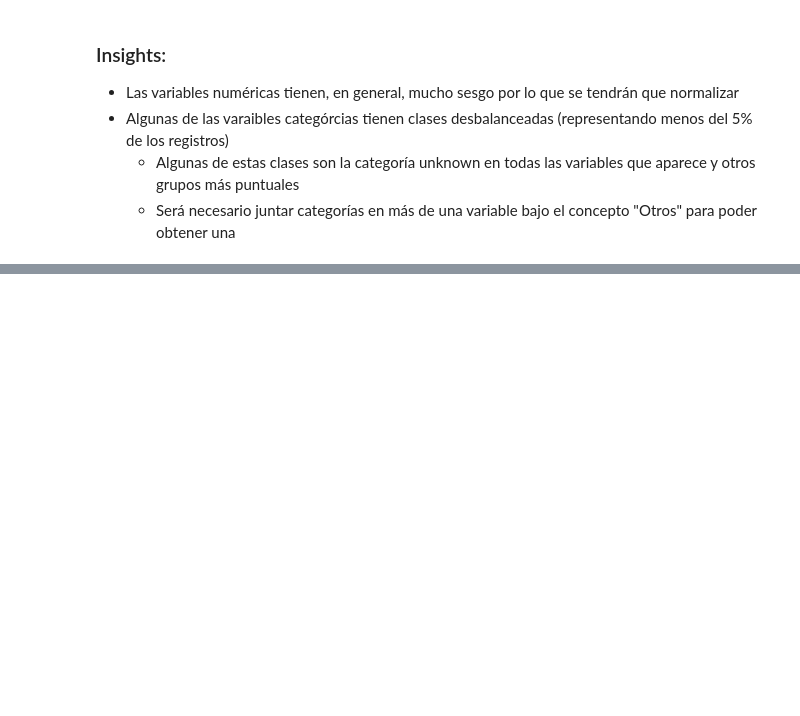
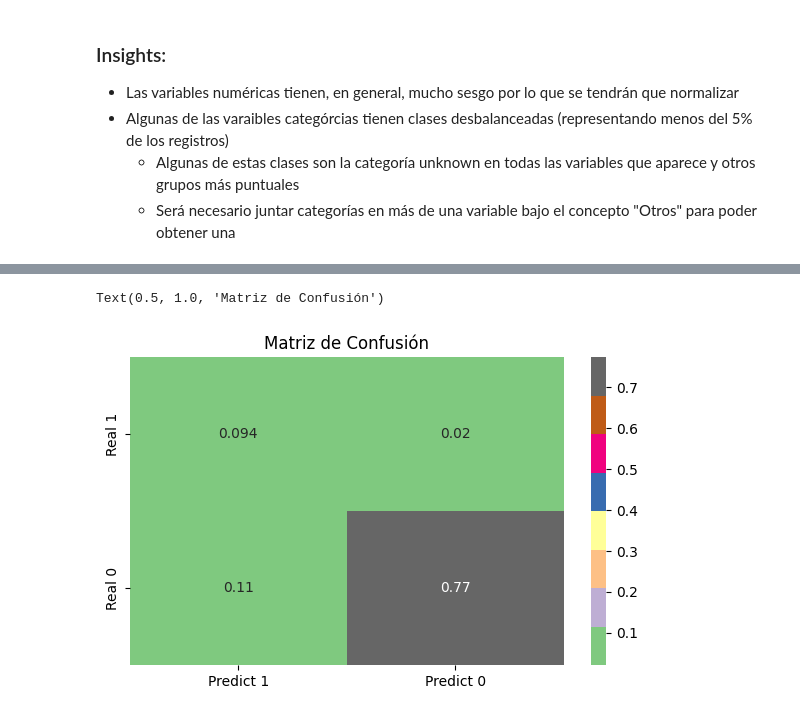
Before and after one commit to c-delvalle-r/ebac, a Jupyter notebook: Python/Modulo26/ActividadModulo26_CarlosDelValle.ipynb, the cells around one changed output, grey strips where cells are left out. Saved outputs shown, nothing was run; the diff lists cells and outputs as text; code cells hidden in the pictures; blank space fills up the shorter version.

```diff
--- a/Python/Modulo26/ActividadModulo26_CarlosDelValle.ipynb
+++ b/Python/Modulo26/ActividadModulo26_CarlosDelValle.ipynb
@@ -150,0 +280,7 @@ df['eduation'] = df['education'].apply(lambda x : 'other' if  x in ['unknown', '
+# %%
+# Matriz de confusión por porcentaje
+plt.figure(figsize=(7,4))
+sns.heatmap(data=df_cm / df_cm.sum().sum(), annot=True, cmap='Accent', fmt='.2').set_title('Matriz de Confusión')
+# %% [output]
+Text(0.5, 1.0, 'Matriz de Confusión')
+[figure, added]
```
Also changed, not shown: parts of 15 cells of this notebook.
